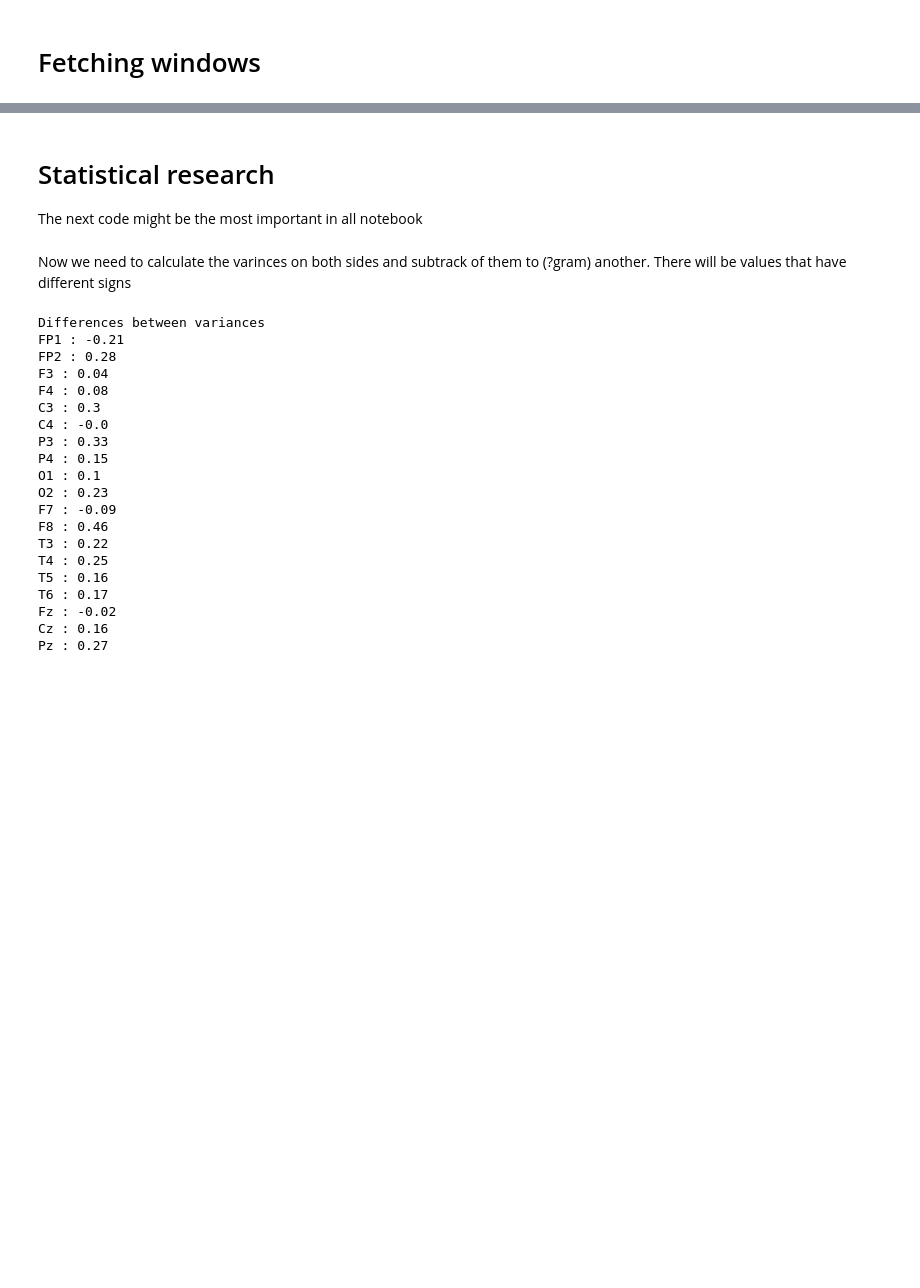
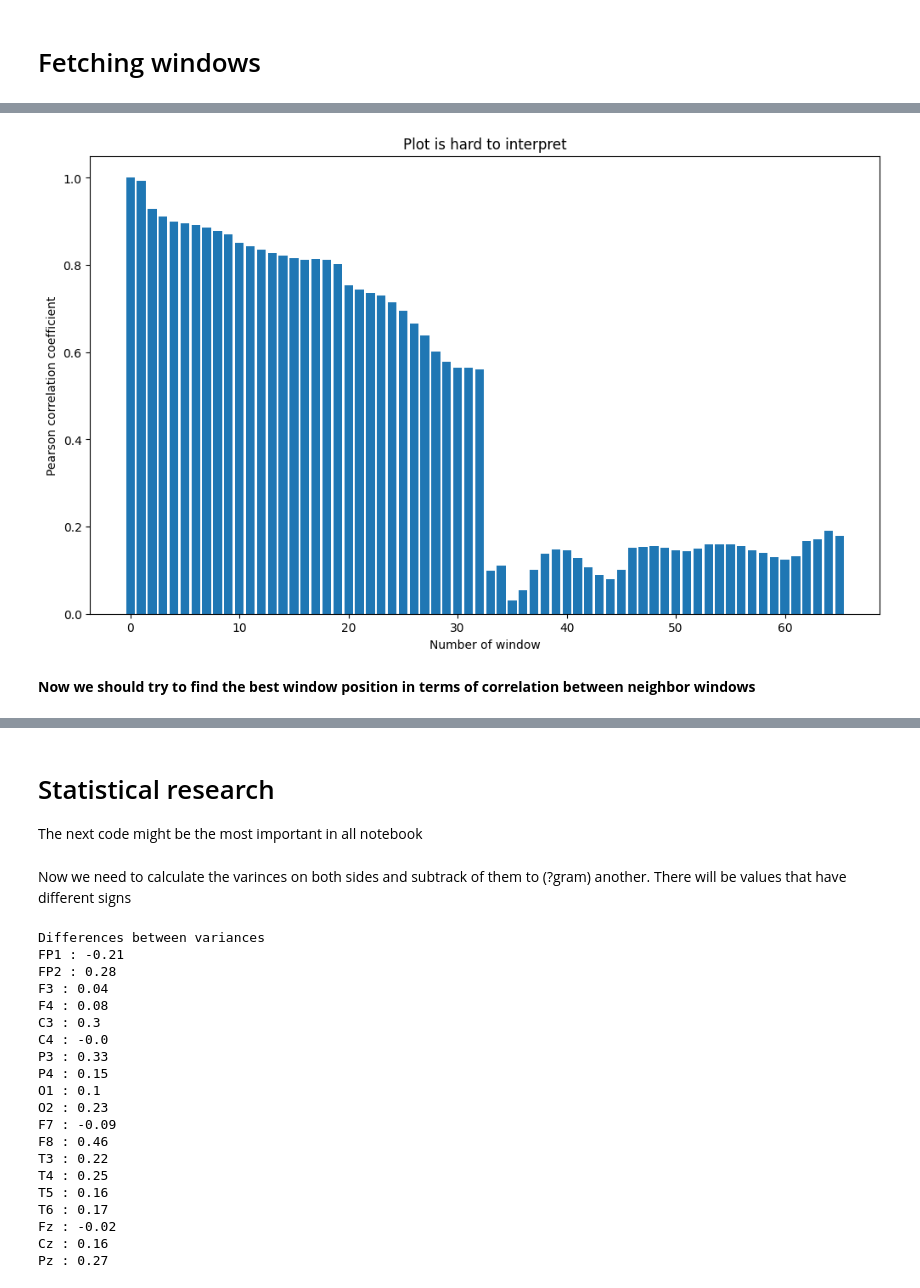
Before and after one commit to deltaC/EEG_Event_Classification, a Jupyter notebook: new_method_stat_research.ipynb, the cells around one changed output, grey strips where cells are left out. Drawn from its saved outputs; the diff is of its cells as text; code cells hidden in the pictures; blank space fills up the shorter version.

```diff
--- a/new_method_stat_research.ipynb
+++ b/new_method_stat_research.ipynb
@@ -156,0 +153,12 @@ trials_r = trials_r.T.reshape((n_channels, len(win), n_events))
+# %%
+plt.figure(figsize=(12,7))
+plt.bar(np.arange(len(corrs_rl[:, :, 0][0])), corrs_rl[:, :, 0][0])
+plt.hlines(y=1.0, xmin=0, xmax=32, color='r', alpha=0)
+plt.xlabel("Number of window")
+plt.ylabel("Pearson correlation coefficient")
+plt.title("Plot is hard to interpret")
+plt.show()
+# %% [output]
+[figure, added]
+# %% [markdown]
+**Now we should try to find the best window position in terms of correlation between neighbor windows**
```
Also changed, not shown: parts of 32 cells of this notebook, 14 other files.
